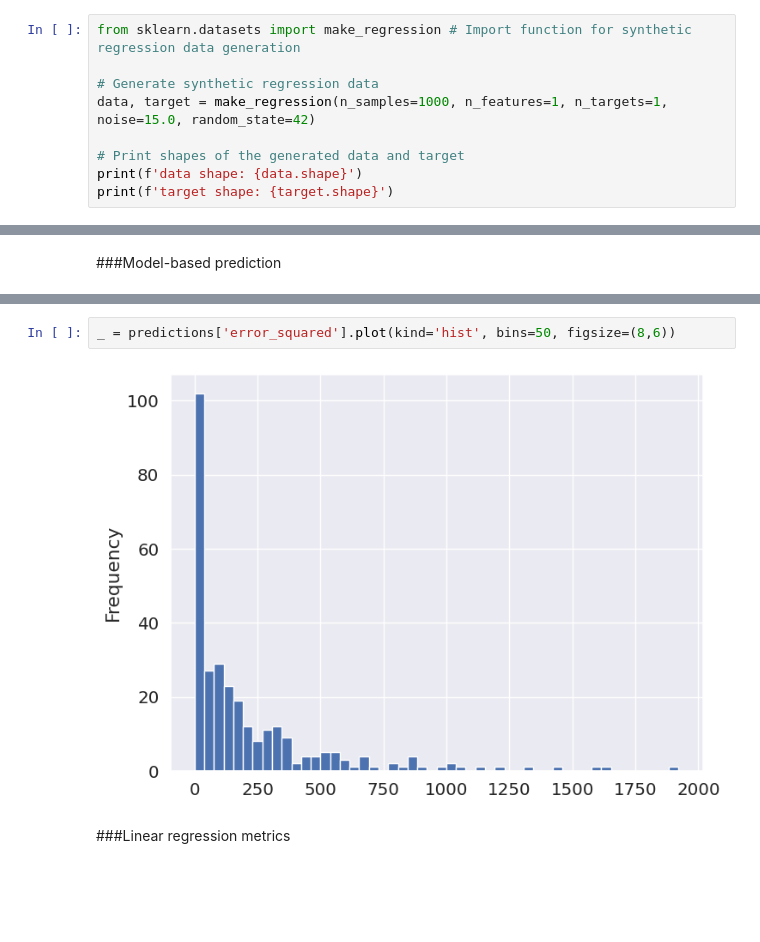
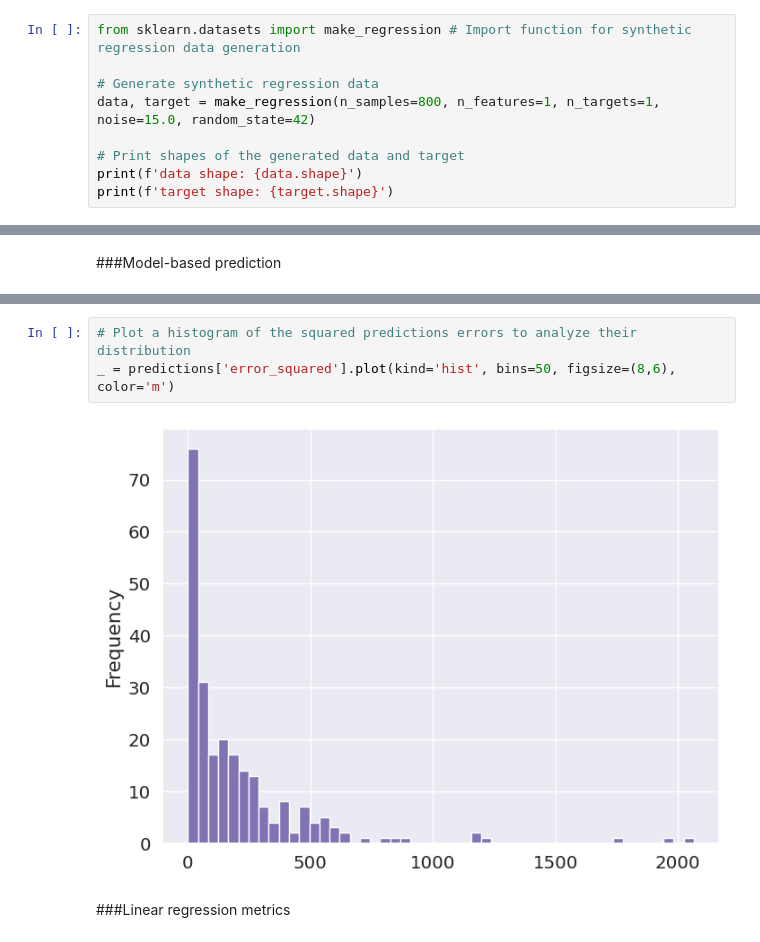
Before and after one commit to davidofitaly/03_ml_regression_projects, a Jupyter notebook: 01_make_regression_project.ipynb, the cells around one changed output, grey strips where cells are left out. Drawn from its saved outputs; the diff is of its cells as text; blank space fills up the shorter version.

```diff
--- a/01_make_regression_project.ipynb
+++ b/01_make_regression_project.ipynb
@@ -29,7 +29,7 @@ Seaborn: 0.13.1
 from sklearn.datasets import make_regression # Import function for synthetic regression data generation
 
 # Generate synthetic regression data
-data, target = make_regression(n_samples=1000, n_features=1, n_targets=1, noise=15.0, random_state=42)
+data, target = make_regression(n_samples=800, n_features=1, n_targets=1, noise=15.0, random_state=42)
 
 # Print shapes of the generated data and target
 print(f'data shape: {data.shape}')
@@ -174,7 +193,8 @@ _ = predictions['error'].plot(kind='hist', bins=50, figsize=(8,6))
 # %%
-_ = predictions['error_squared'].plot(kind='hist', bins=50, figsize=(8,6))
+# Plot a histogram of the squared predictions errors to analyze their distribution
+_ = predictions['error_squared'].plot(kind='hist', bins=50, figsize=(8,6), color='m')
 # %% [output]
-[figure, old version]
+[figure, new version]
 # %% [markdown]
 ###Linear regression metrics
 # %% [markdown]
```
Also changed, not shown: parts of 32 cells of this notebook.
